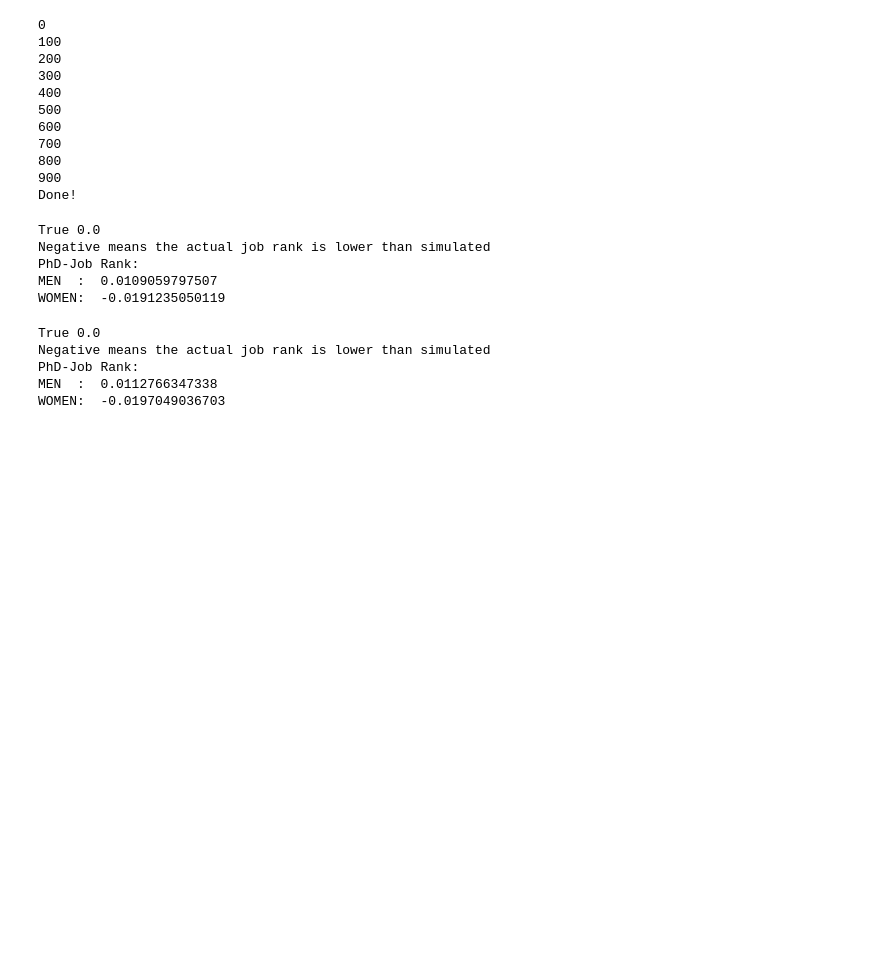
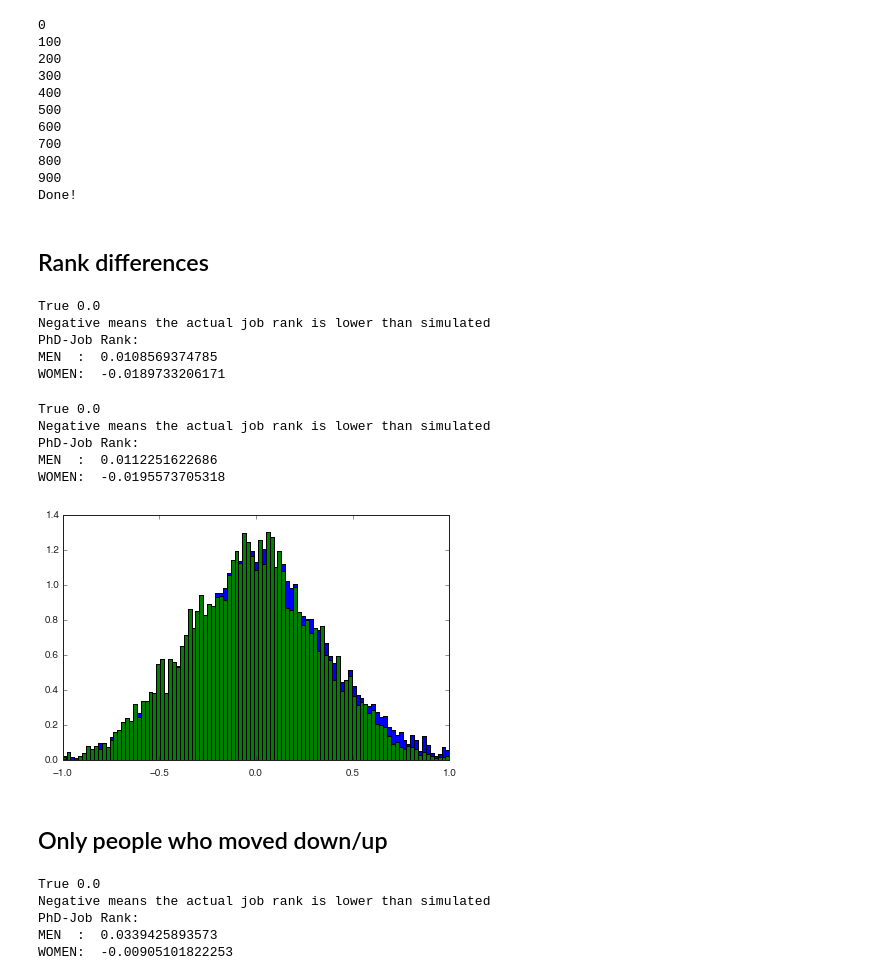
Before and after one commit to samfway/faculty_hiring, a Jupyter notebook: notebooks/IndividualPerformance.ipynb, the cells around one changed output. Saved outputs shown, nothing was run; the diff lists cells and outputs as text; code cells hidden in the pictures; blank space fills up the shorter version.

```diff
--- a/notebooks/IndividualPerformance.ipynb
+++ b/notebooks/IndividualPerformance.ipynb
@@ -49,0 +60,12 @@ simulator = SimulationEngine(candidate_pools, job_pools, job_ranks, inst, model)
+# %%
+job_lists100 = {p:[] for p in everyone}
+
+for t in xrange(100):
+    if t % 10 == 0:
+        print t
+    hires = simulator.generate_network(one_list=False)  # one_list=False keeps things separated by year!
+    for r, hiring_round in enumerate(hires):
+        for person, place in hiring_round:
+            job_lists100[person].append(place)
+
+print 'Done!'
@@ -81,9 +106,14 @@ print 'Done!'
 900
 Done!
 # %%
-if True:
+if False:
     with open('jobLists1k.pkl', 'wb') as handle:
         pickle.dump(job_lists, handle)
+if False:
+    with open('jobLists1k.pkl', 'rb') as handle:
+        job_lists = pickle.load(handle)
+# %% [markdown]
+## Rank differences
 # %%
 person = everyone[0]
 ranking = 'pi_rescaled'
@@ -110,8 +140,8 @@ print 'WOMEN: ', np.mean(women_diffs)
 True 0.0
 Negative means the actual job rank is lower than simulated
 PhD-Job Rank:
-MEN  :  0.0109059797507
-WOMEN:  -0.0191235050119
+MEN  :  0.0108569374785
+WOMEN:  -0.0189733206171
 # %%
 # EXCLUDING SELF-HIRES (nsh=no self hires)
 men_nsh = np.array(men_diffs)
@@ -132,16 +162,53 @@ print 'WOMEN: ', np.mean(women_nsh)
 True 0.0
 Negative means the actual job rank is lower than simulated
 PhD-Job Rank:
-MEN  :  0.0112766347338
-WOMEN:  -0.0197049036703
+MEN  :  0.0112251622686
+WOMEN:  -0.0195573705318
 # %%
 bins = np.linspace(-1, 1, 100)
-
-x = linspace(-1,1, 1000)
+'''
+x = linspace(-1,1, 100)
 pdf = gaussian_kde(men_nsh)
 y = pdf(x)
-ax.plot(x,y,label=topic_descriptions[selected_topic], linewidth=2, c=colors[selected_topic])
+plot(x,np.cumsum(y),linewidth=2, color=ALMOST_BLACK)
 
-#hist(men_nsh, bins=bins, normed=True)
-#hist(women_nsh, bins=bins, normed=True)
+pdf = gaussian_kde(women_nsh)
+y = pdf(x)
+plot(x,np.cumsum(y),linewidth=2, color=FEMALE_COLOR)
+'''
+
+hist(men_nsh, bins=bins, normed=True)
+hist(women_nsh, bins=bins, normed=True)
 plt.show()
+# %% [output]
+[figure, added]
+# %% [markdown]
+## Only people who moved down/up
+# %%
+ranking = 'pi_rescaled'
+men_diffs = []
+women_diffs = []
+
+for person in everyone:
+    if person.first_asst_job_rank < person.phd_rank: # MOVED DOWN
+        for i, place in enumerate(job_lists[person]):
+            job_rank = inst.get(place, inst['UNKNOWN'])[ranking]
+            if person.is_female:
+                women_diffs.append(job_rank - person.first_asst_job_rank)
+            else:
+                men_diffs.append(job_rank - person.first_asst_job_rank)
+
+stat, pval = ttest_ind(men_diffs, women_diffs)
+sig = pval < sig_level
+print sig, pval
+
+print 'Negative means the actual job rank is lower than simulated'
+print 'PhD-Job Rank:'
+print 'MEN  : ', np.mean(men_diffs)
+print 'WOMEN: ', np.mean(women_diffs)
+# %% [output]
+True 0.0
+Negative means the actual job rank is lower than simulated
+PhD-Job Rank:
+MEN  :  0.0339425893573
+WOMEN:  -0.00905101822253
```
Also changed, not shown: parts of 11 cells of this notebook, 1 other file.
